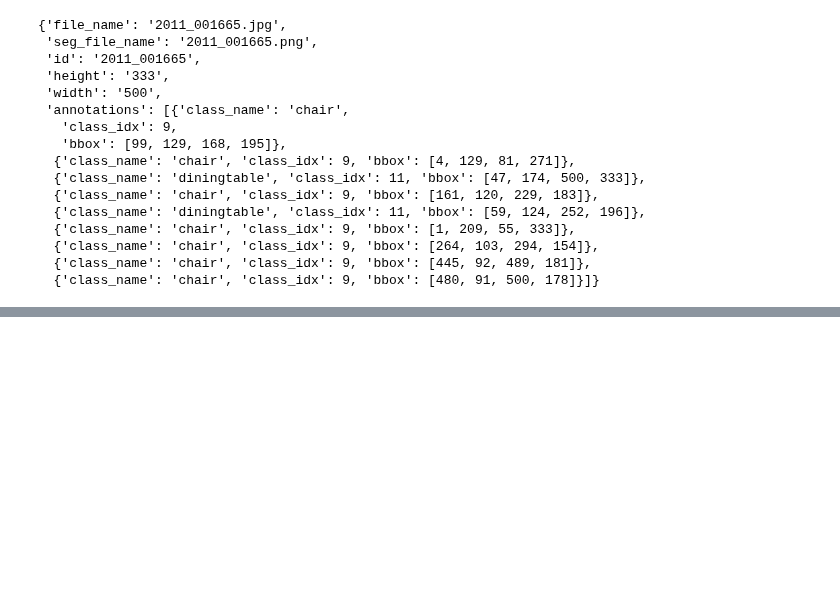
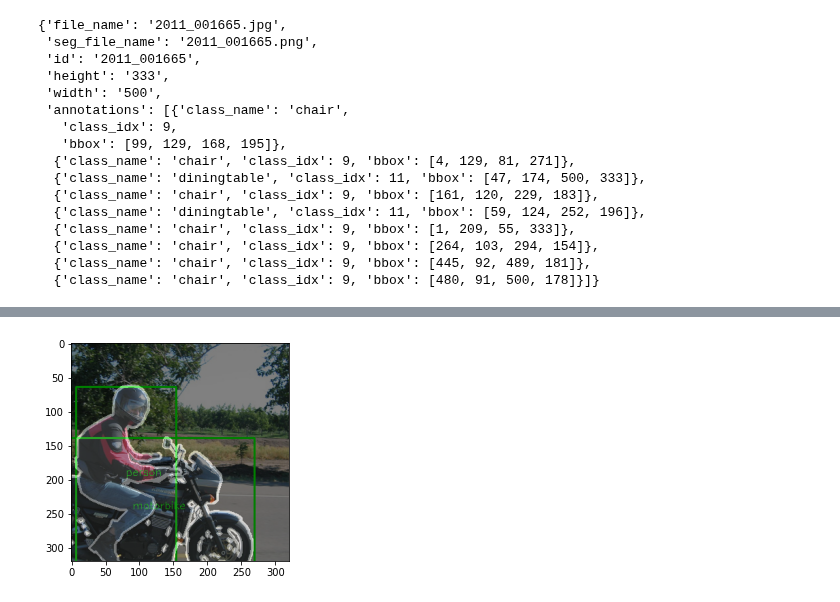
Before and after one commit to MrParosk/ml_playground, a Jupyter notebook: computer_vision/instance_segmentation/mask_rcnn.ipynb, the cells around one changed output, grey strips where cells are left out. Drawn from its saved outputs; the diff is of its cells as text; code cells hidden in the pictures; blank space fills up the shorter version.

```diff
--- a/computer_vision/instance_segmentation/mask_rcnn.ipynb
+++ b/computer_vision/instance_segmentation/mask_rcnn.ipynb
@@ -114,0 +216,5 @@ plot_image(plot_img)
+# %%
+plot_img = plot_img_seg(images_aug_i, segmaps_aug_i[0, :, :, :])
+plot_image(plot_img)
+# %% [output]
+[figure, added]
```
Also changed, not shown: parts of 18 cells of this notebook, 2 other files.
